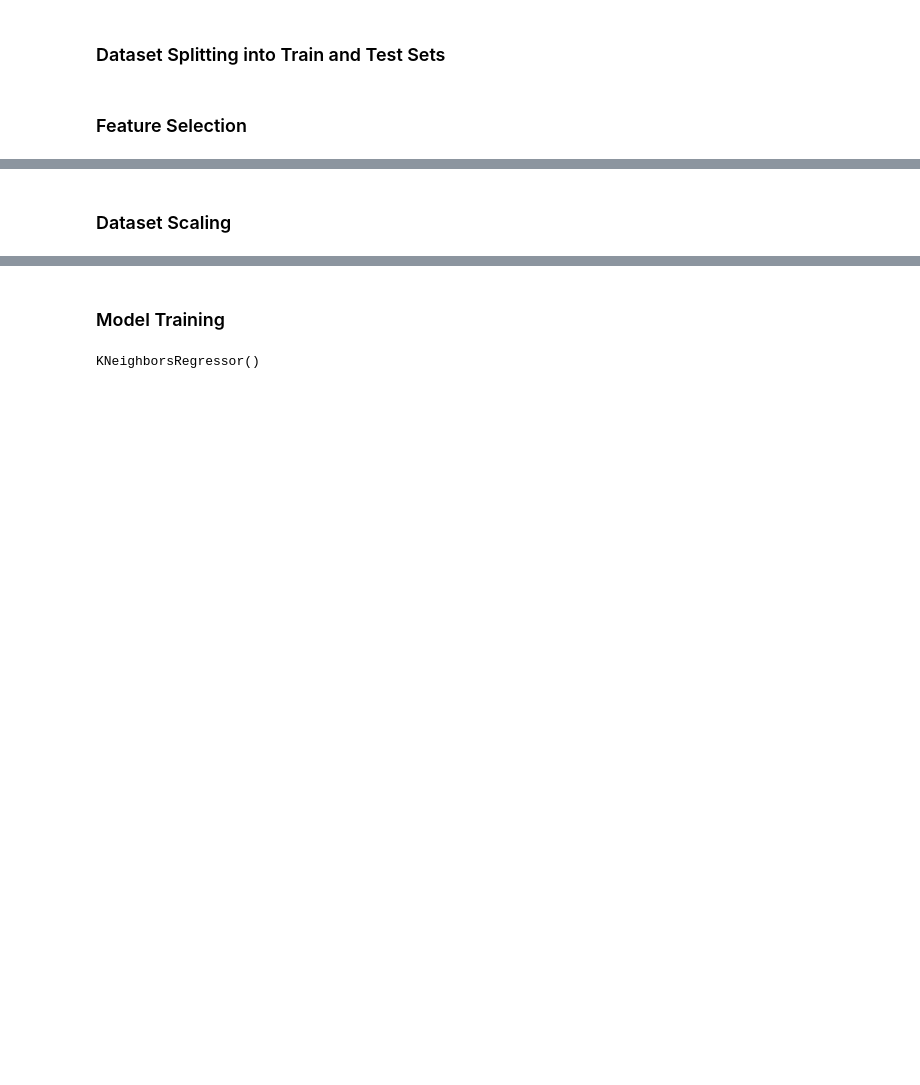
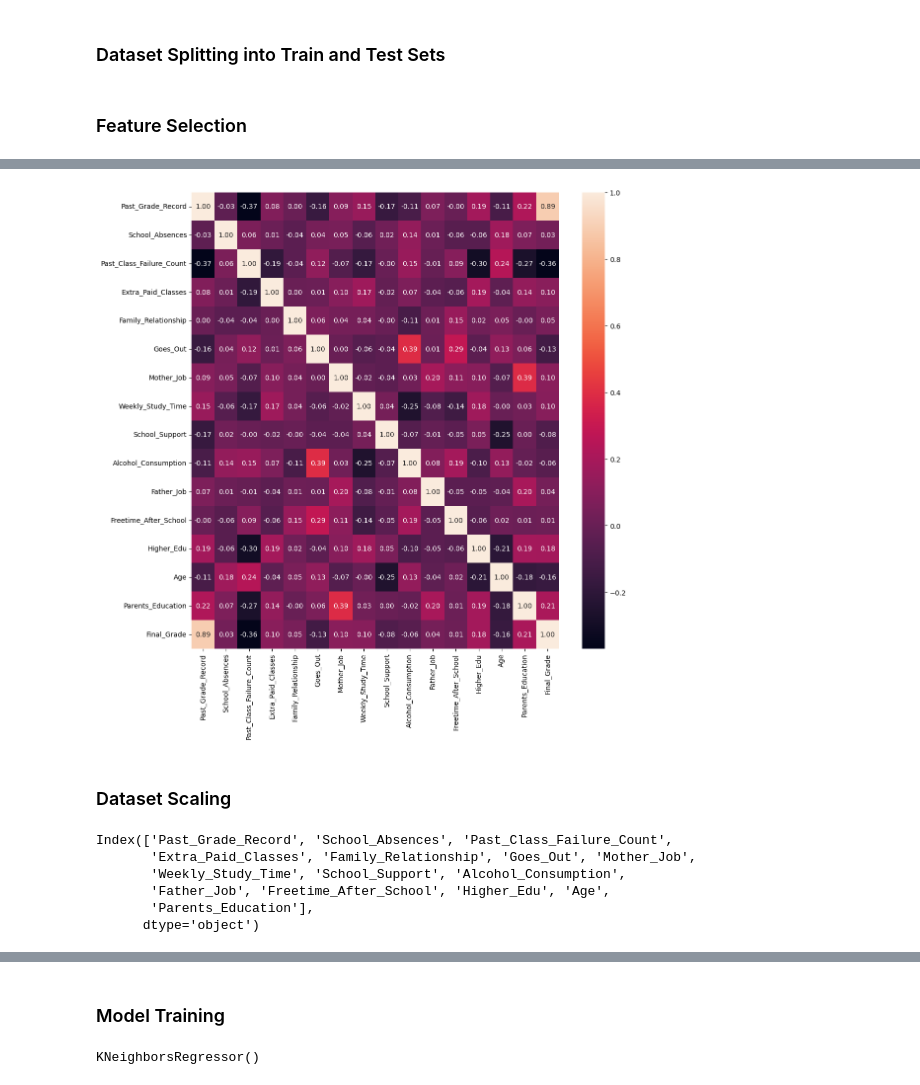
Before and after one commit to Ajinkya-18/Student_Performance_Prediction, a Jupyter notebook: notebooks/Performance_Predictor.ipynb, the cells around one changed output, grey strips where cells are left out. Saved outputs shown, nothing was run; the diff lists cells and outputs as text; code cells hidden in the pictures; blank space fills up the shorter version.

```diff
--- a/notebooks/Performance_Predictor.ipynb
+++ b/notebooks/Performance_Predictor.ipynb
@@ -153,3 +130,9 @@ array([[18. ,  0. ,  0. , ...,  6. ,  5.5,  1. ],
+# %%
+plt.figure(figsize=(12, 12))
+sns.heatmap(pd.merge(X_new, Y, left_index=True, right_index=True).corr(), fmt='.2f', annot=True)
+plt.show()
+# %% [output]
+[figure, added]
 # %% [markdown]
 ### Dataset Scaling
 # %%
@@ -158 +141,10 @@ x_train, x_test, y_train, y_test = train_test_split(X_k_new, Y, test_size=0.25,
+# %%
+x_train.columns
+# %% [output]
+Index(['Past_Grade_Record', 'School_Absences', 'Past_Class_Failure_Count',
+       'Extra_Paid_Classes', 'Family_Relationship', 'Goes_Out', 'Mother_Job',
+       'Weekly_Study_Time', 'School_Support', 'Alcohol_Consumption',
+       'Father_Job', 'Freetime_After_School', 'Higher_Edu', 'Age',
+       'Parents_Education'],
+      dtype='object')
 # %%
```
Also changed, not shown: parts of 32 cells of this notebook, 3 other files.
